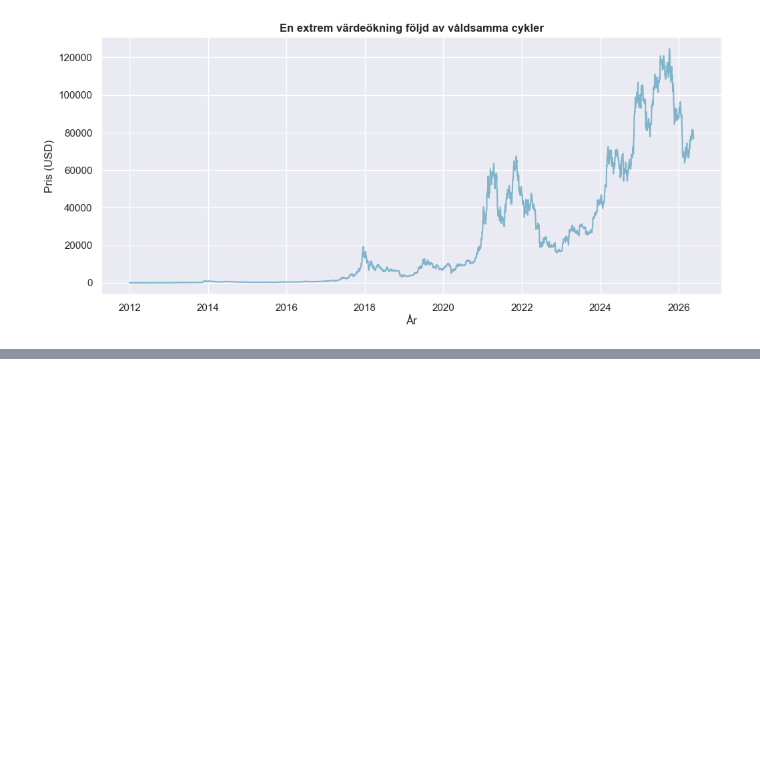
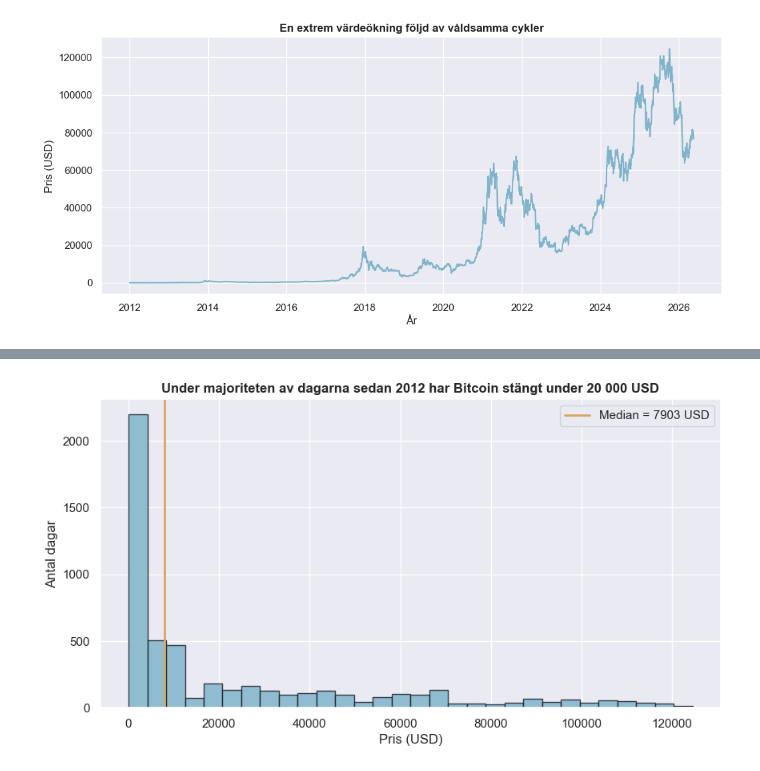
Before and after one commit to DusanTodo/kk1-btc-analys, a Jupyter notebook: notebook.ipynb, the cells around one changed output, grey strips where cells are left out. Cells and saved outputs as stored; diff of their text form; code cells hidden in the pictures; blank space fills up the shorter version.

Commit message:
lägger till histogram som min andra graf punkt 4.2

```diff
--- a/notebook.ipynb
+++ b/notebook.ipynb
@@ -156,0 +162,19 @@ plt.show()
+# %%
+# arkitektur och storlek på diagrammet
+fig, ax = plt.subplots(figsize=(10, 5))
+
+# histogram med blå färg och mörka kant
+ax.hist(df_daily['Close'], bins=30, color="#7fb4ca", edgecolor="#1f1f28", alpha=0.85)
+
+# Tufte-princip: Vertikal linje för medianen med etikett
+ax.axvline(df_daily['Close'].median(), color="#dca561", linewidth=2,
+           label=f"Median = {df_daily['Close'].median():.0f} USD")
+
+# titel och namngivning av axlar med enheter
+ax.set_title("Under majoriteten av dagarna sedan 2012 har Bitcoin stängt under 20 000 USD", weight='bold')
+ax.set(xlabel="Pris (USD)", ylabel="Antal dagar")
+ax.legend()
+
+plt.show()
+# %% [output]
+[figure, added]
```
Also changed, not shown: parts of 1 cell of this notebook.
